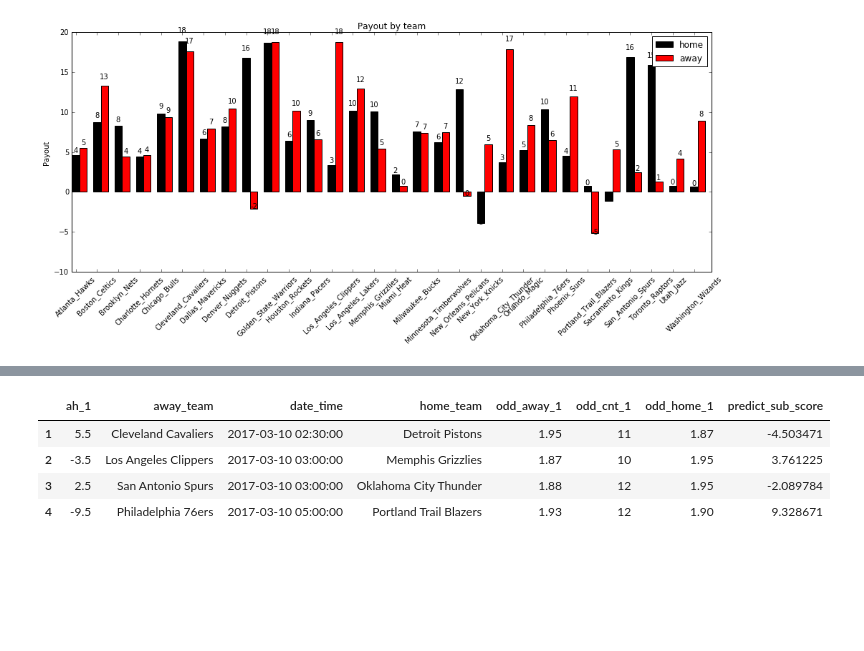
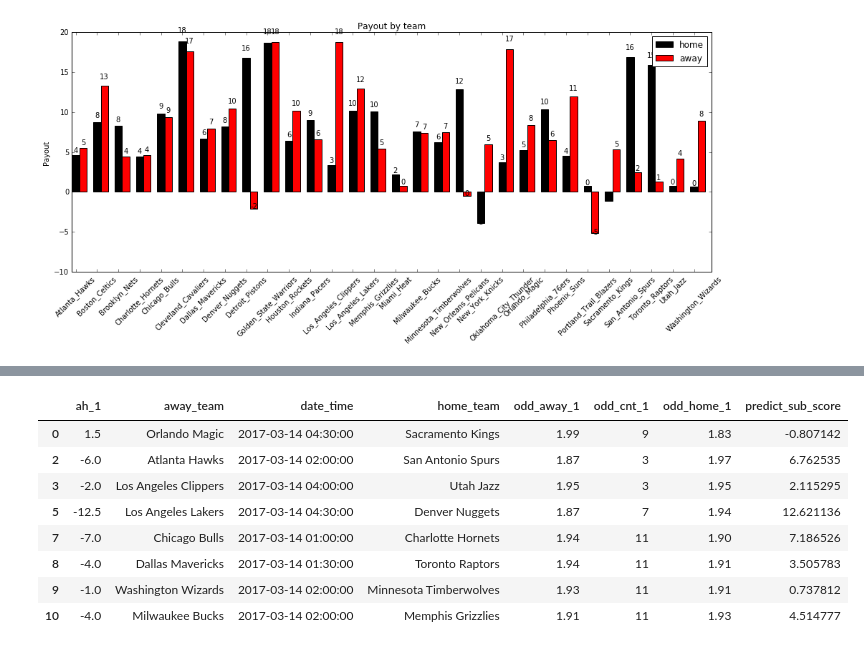
Before and after one commit to ccuulinay/playing_nba, a Jupyter notebook: nba_odds_analysis/predict_sub_score.ipynb, the cells around one changed output, grey strips where cells are left out. Drawn from its saved outputs; the diff is of its cells as text; code cells hidden in the pictures; blank space fills up the shorter version.

```diff
--- a/nba_odds_analysis/predict_sub_score.ipynb
+++ b/nba_odds_analysis/predict_sub_score.ipynb
@@ -465,5 +465,6 @@ def predict_tomorrow(input_df, teams_df):
     temp_df['predict_sub_score'] = tt_prediction
     return temp_df
 # %%
-input_20170309 = pd.read_json("/Users/ccuulinay/PycharmProjects/nba_data/nba_odds_ah_pregetter/2_item.json")
-result_df = predict_tomorrow(input_20170309, teams_df)
+input_20170313 = pd.read_json("/Users/ccuulinay/PycharmProjects/nba_data/nba_odds_ah_pregetter/6_item.json")
+result_df = predict_tomorrow(input_20170313, teams_df)
+result_df
@@ -470,8 +484,12 @@ result_df = predict_tomorrow(input_20170309, teams_df)
 # %%
-result_df[result_df.date_time >= "2017-03-10"]
+result_df[result_df.date_time >= "2017-03-14"]
 # %% [output]
 |  | ah_1 | away_team | date_time | home_team | odd_away_1 | odd_cnt_1 | odd_home_1 | predict_sub_score |
-| 1 | 5.5 | Cleveland Cavaliers | 2017-03-10 02:30:00 | Detroit Pistons | 1.95 | 11 | 1.87 | -4.503471 |
-| 2 | -3.5 | Los Angeles Clippers | 2017-03-10 03:00:00 | Memphis Grizzlies | 1.87 | 10 | 1.95 | 3.761225 |
-| 3 | 2.5 | San Antonio Spurs | 2017-03-10 03:00:00 | Oklahoma City Thunder | 1.88 | 12 | 1.95 | -2.089784 |
-| 4 | -9.5 | Philadelphia 76ers | 2017-03-10 05:00:00 | Portland Trail Blazers | 1.93 | 12 | 1.90 | 9.328671 |
+| 0 | 1.5 | Orlando Magic | 2017-03-14 04:30:00 | Sacramento Kings | 1.99 | 9 | 1.83 | -0.807142 |
+| 2 | -6.0 | Atlanta Hawks | 2017-03-14 02:00:00 | San Antonio Spurs | 1.87 | 3 | 1.97 | 6.762535 |
+| 3 | -2.0 | Los Angeles Clippers | 2017-03-14 04:00:00 | Utah Jazz | 1.95 | 3 | 1.95 | 2.115295 |
+| 5 | -12.5 | Los Angeles Lakers | 2017-03-14 04:30:00 | Denver Nuggets | 1.87 | 7 | 1.94 | 12.621136 |
+| 7 | -7.0 | Chicago Bulls | 2017-03-14 01:00:00 | Charlotte Hornets | 1.94 | 11 | 1.90 | 7.186526 |
+| 8 | -4.0 | Dallas Mavericks | 2017-03-14 01:30:00 | Toronto Raptors | 1.94 | 11 | 1.91 | 3.505783 |
+| 9 | -1.0 | Washington Wizards | 2017-03-14 02:00:00 | Minnesota Timberwolves | 1.93 | 11 | 1.91 | 0.737812 |
+| 10 | -4.0 | Milwaukee Bucks | 2017-03-14 02:00:00 | Memphis Grizzlies | 1.91 | 11 | 1.93 | 4.514777 |
```
Also changed, not shown: parts of 8 cells of this notebook, 1 other file.
